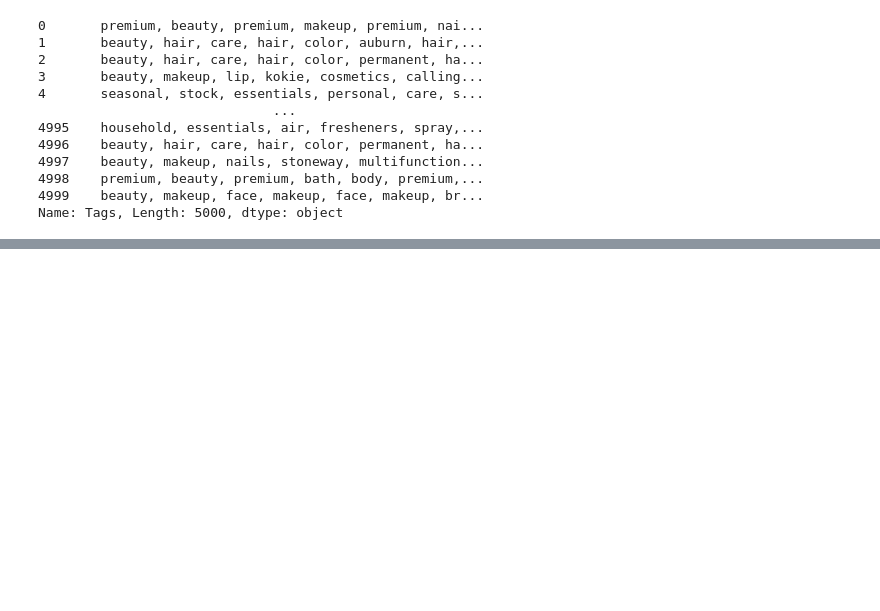
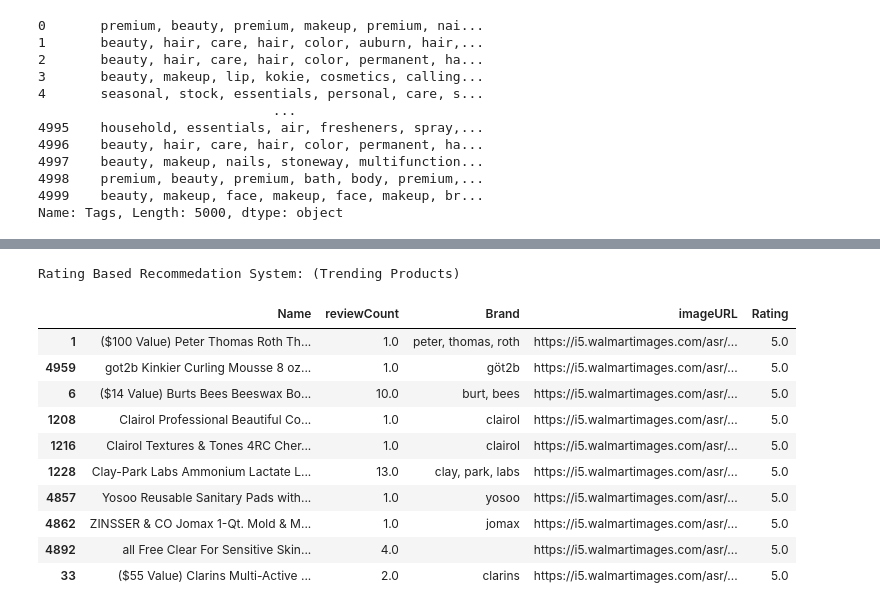
Before and after one commit to afn-amd/Ecommerce_Recommendation_System, a Jupyter notebook: recommendationCode.ipynb, the cells around one changed output, grey strips where cells are left out. Saved outputs shown, nothing was run; the diff lists cells and outputs as text; code cells hidden in the pictures; blank space fills up the shorter version.

Commit message:
Rating Based Recommendation

```diff
--- a/recommendationCode.ipynb
+++ b/recommendationCode.ipynb
@@ -217,0 +226,8 @@ Name: Tags, Length: 5000, dtype: object
+# %%
+avgRatings = trainData.groupby(['Name', 'reviewCount', 'Brand', 'imageURL'])['Rating'].mean().reset_index()
+# %%
+topRatedItems = avgRatings.sort_values(by='Rating', ascending=False)
+ratingBasedRecommendation = topRatedItems.head(10)
+# %%
+ratingBasedRecommendation.loc[:, 'Rating'] = ratingBasedRecommendation['Rating'].astype(int)
+ratingBasedRecommendation.loc[:, 'reviewCount'] = ratingBasedRecommendation['reviewCount'].astype(int)
@@ -217,0 +243,16 @@ Name: Tags, Length: 5000, dtype: object
+# %%
+print("Rating Based Recommedation System: (Trending Products)")
+ratingBasedRecommendation
+# %% [output]
+Rating Based Recommedation System: (Trending Products)
+|  | Name | reviewCount | Brand | imageURL | Rating |
+| 1 | ($100 Value) Peter Thomas Roth Th... | 1.0 | peter, thomas, roth | https://i5.walmartimages.com/asr/... | 5.0 |
+| 4959 | got2b Kinkier Curling Mousse 8 oz... | 1.0 | göt2b | https://i5.walmartimages.com/asr/... | 5.0 |
+| 6 | ($14 Value) Burts Bees Beeswax Bo... | 10.0 | burt, bees | https://i5.walmartimages.com/asr/... | 5.0 |
+| 1208 | Clairol Professional Beautiful Co... | 1.0 | clairol | https://i5.walmartimages.com/asr/... | 5.0 |
+| 1216 | Clairol Textures & Tones 4RC Cher... | 1.0 | clairol | https://i5.walmartimages.com/asr/... | 5.0 |
+| 1228 | Clay-Park Labs Ammonium Lactate L... | 13.0 | clay, park, labs | https://i5.walmartimages.com/asr/... | 5.0 |
+| 4857 | Yosoo Reusable Sanitary Pads with... | 1.0 | yosoo | https://i5.walmartimages.com/asr/... | 5.0 |
+| 4862 | ZINSSER & CO Jomax 1-Qt. Mold & M... | 1.0 | jomax | https://i5.walmartimages.com/asr/... | 5.0 |
+| 4892 | all Free Clear For Sensitive Skin... | 4.0 |  | https://i5.walmartimages.com/asr/... | 5.0 |
+| 33 | ($55 Value) Clarins Multi-Active ... | 2.0 | clarins | https://i5.walmartimages.com/asr/... | 5.0 |
```
Also changed, not shown: parts of 3 cells of this notebook.
